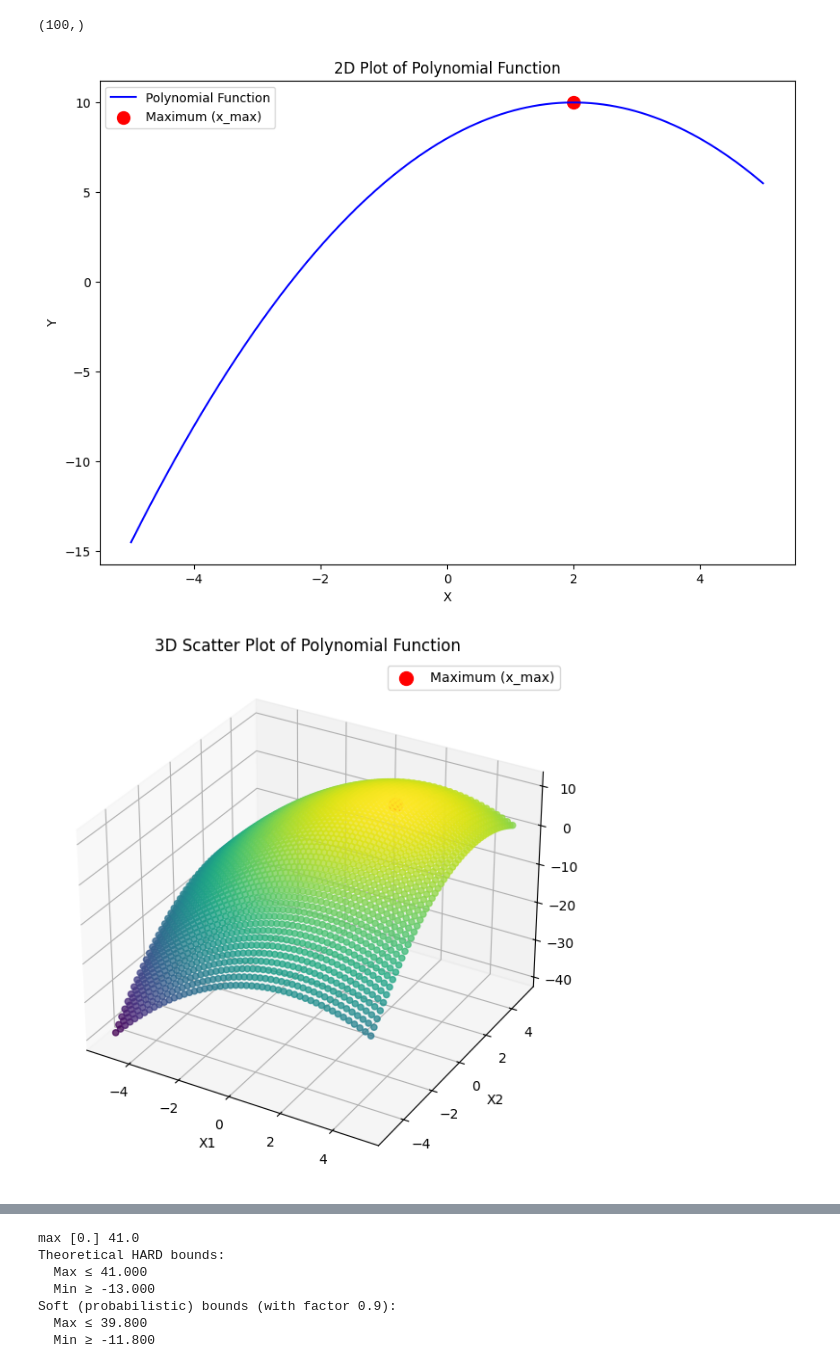
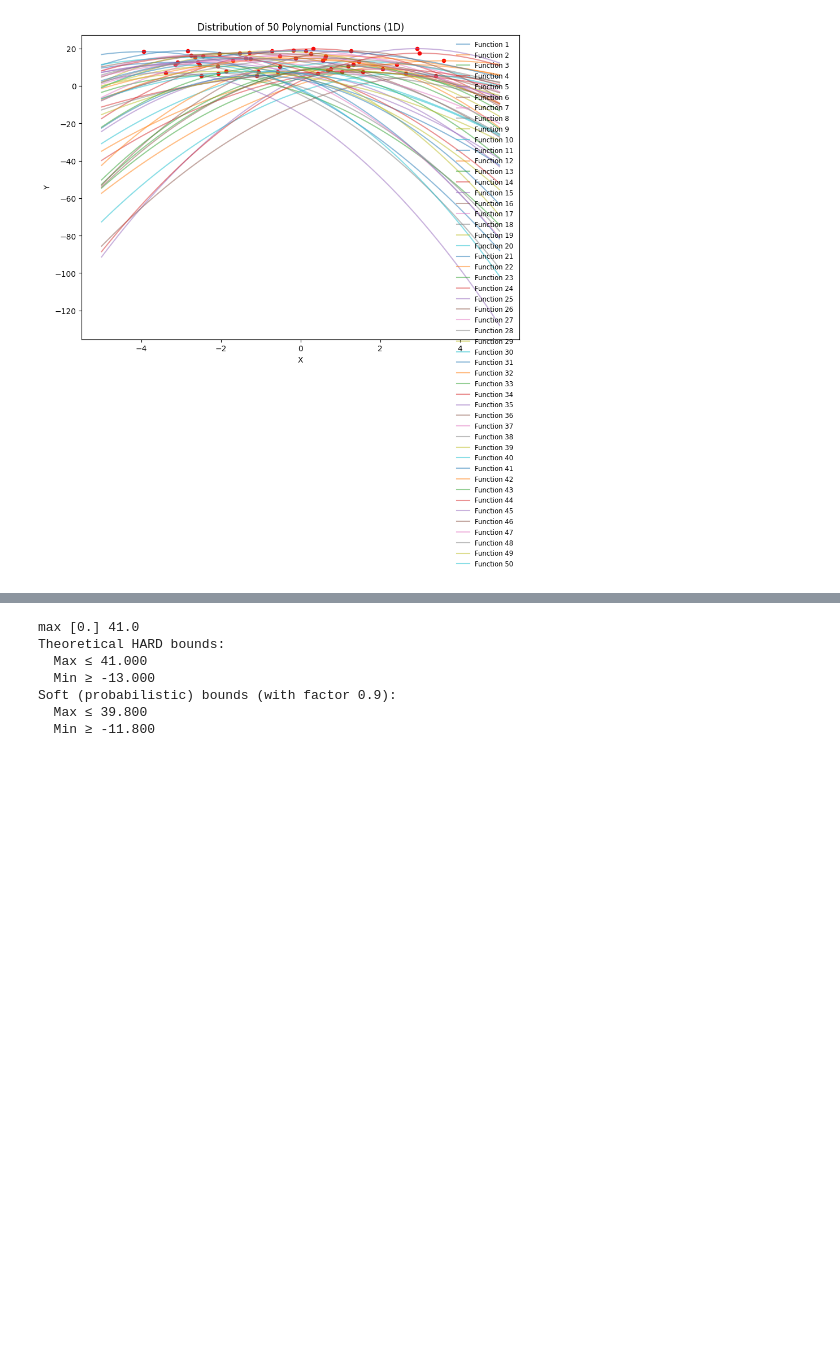
Before and after one commit to Jimvos32/Recurrent-PPO-Jax, a Jupyter notebook: src/tasks/envs/env_notebooks/functions_test.ipynb, the cells around one changed output, grey strips where cells are left out. Cells and saved outputs as stored; diff of their text form; code cells hidden in the pictures; blank space fills up the shorter version.

```diff
--- a/src/tasks/envs/env_notebooks/functions_test.ipynb
+++ b/src/tasks/envs/env_notebooks/functions_test.ipynb
@@ -119,7 +119,7 @@ class MultivariatePolyEnv:
         self.x_max = np.random.uniform(self.x_range[0], self.x_range[1], size=(self.action_dim,))
         # Randomize the constant such that f(x_max) = c, and weights.
         self.c = np.random.uniform(5.0, 20.0)
-        self.weights = np.random.uniform(0.5, 2.0, size=(self.action_dim,))
+        self.weights = np.random.uniform(0.5, 1.0, size=(self.action_dim,))
 
     # def compute_y(self, x):
     #     """
@@ -354,10 +354,13 @@ class PolynomialFunction:
 
     def shift_polynomial(self):
         # Randomize the maximum location uniformly for each dimension.
-        self.x_max = np.random.uniform(2.0, 2.0, size=(1, self.action_dim))
-        # Randomize the constant such that f(x_max) = c, and weights.
-        self.c = np.random.uniform(10.0, 10.0)
-        self.weights = np.random.uniform(0.5, 0.5, size=(self.action_dim,))
+        # self.x_max = np.random.uniform(2.0, 2.0, size=(1, self.action_dim))
+        # # Randomize the constant such that f(x_max) = c, and weights.
+        # self.c = np.random.uniform(10.0, 10.0)
+        # self.weights = np.random.uniform(0.5, 0.5, size=(self.action_dim,))
+        self.x_max = np.random.uniform(self.x_range[0] * 0.8, self.x_range[1] * 0.8, size=(1, self.action_dim))
+        self.c = np.random.uniform(5.0, 20.0)
+        self.weights = np.random.uniform(0.5, 2.0, size=(self.action_dim,))
 
     def compute_y(self, x):
         """
@@ -446,41 +449,64 @@ class PolynomialFunction:
             raise ValueError("3D plotting is only supported for action_dim=2")
 
         # Generate a grid of points
         x1_vals = np.linspace(self.x_range[0], self.x_range[1], num_points)
         x2_vals = np.linspace(self.x_range[0], self.x_range[1], num_points)
         X1, X2 = np.meshgrid(x1_vals, x2_vals)
         X_grid = np.column_stack([X1.ravel(), X2.ravel()])  # Flatten to (num_points**2, 2)
 
         # Compute function values
         Y = self.compute_y(X_grid)
 
         # Plot
         fig = plt.figure(figsize=(10, 7))
         ax = fig.add_subplot(111, projection='3d')
         ax.scatter(X_grid[:, 0], X_grid[:, 1], Y, c=Y, cmap='viridis', alpha=0.75)
 
         # Mark the maximum
         ax.scatter(self.x_max[0,0], self.x_max[0,1], self.c, color='red', s=100, label="Maximum (x_max)")
 
         # Labels
         ax.set_xlabel("X1")
         ax.set_ylabel("X2")
         ax.set_zlabel("Y")
         ax.set_title("3D Scatter Plot of Polynomial Function")
         plt.legend()
         plt.show()
 
 # Example Usage for 2D Plotting (action_dim=1)
-poly_fn = PolynomialFunction(action_dim=1, degree=2, x_range=(-5, 5))
-poly_fn.plot_2d()
+# poly_fn = PolynomialFunction(action_dim=1, degree=2, x_range=(-5, 5))
+# poly_fn.plot_2d()
 
-# Example Usage
-poly_fn = PolynomialFunction(action_dim=2, degree=2, x_range=(-5, 5))
-poly_fn.plot_3d()
+# # Example Usage
+# poly_fn = PolynomialFunction(action_dim=2, degree=2, x_range=(-5, 5))
+# poly_fn.plot_3d()
+
+def plot_2d_distribution(x_range=(-5, 5), degree=2, num_functions=10, num_points=100):
+    """
+    Plot a distribution of multiple 1D polynomial functions on the same graph.
+    """
+    x_vals = np.linspace(x_range[0], x_range[1], num_points)
+
+    fig, ax = plt.subplots(figsize=(10, 7))
+
+    for i in range(num_functions):
+        # Create a new randomized polynomial function
+        poly = PolynomialFunction(action_dim=1, degree=degree, x_range=x_range)
+        y_vals = np.array([poly.compute_y([x]) for x in x_vals])
+
+        # Plot the polynomial
+        ax.plot(x_vals, y_vals, alpha=0.5, label=f'Function {i+1}')
+        ax.scatter(poly.x_max[0, 0], poly.c, color='red', s=20)
+
+    ax.set_xlabel("X")
+    ax.set_ylabel("Y")
+    ax.set_title(f"Distribution of {num_functions} Polynomial Functions (1D)")
+    ax.legend(loc="upper right", fontsize="small", frameon=False)
+    plt.show()
+
+plot_2d_distribution(num_functions=50)
 # %% [output]
-(100,)
-[figure, old version]
+[figure, new version]
-[figure, removed]
 # %%
 import numpy as np
 import matplotlib.pyplot as plt
```
Also changed, not shown: parts of 10 cells of this notebook, 28 other files.
